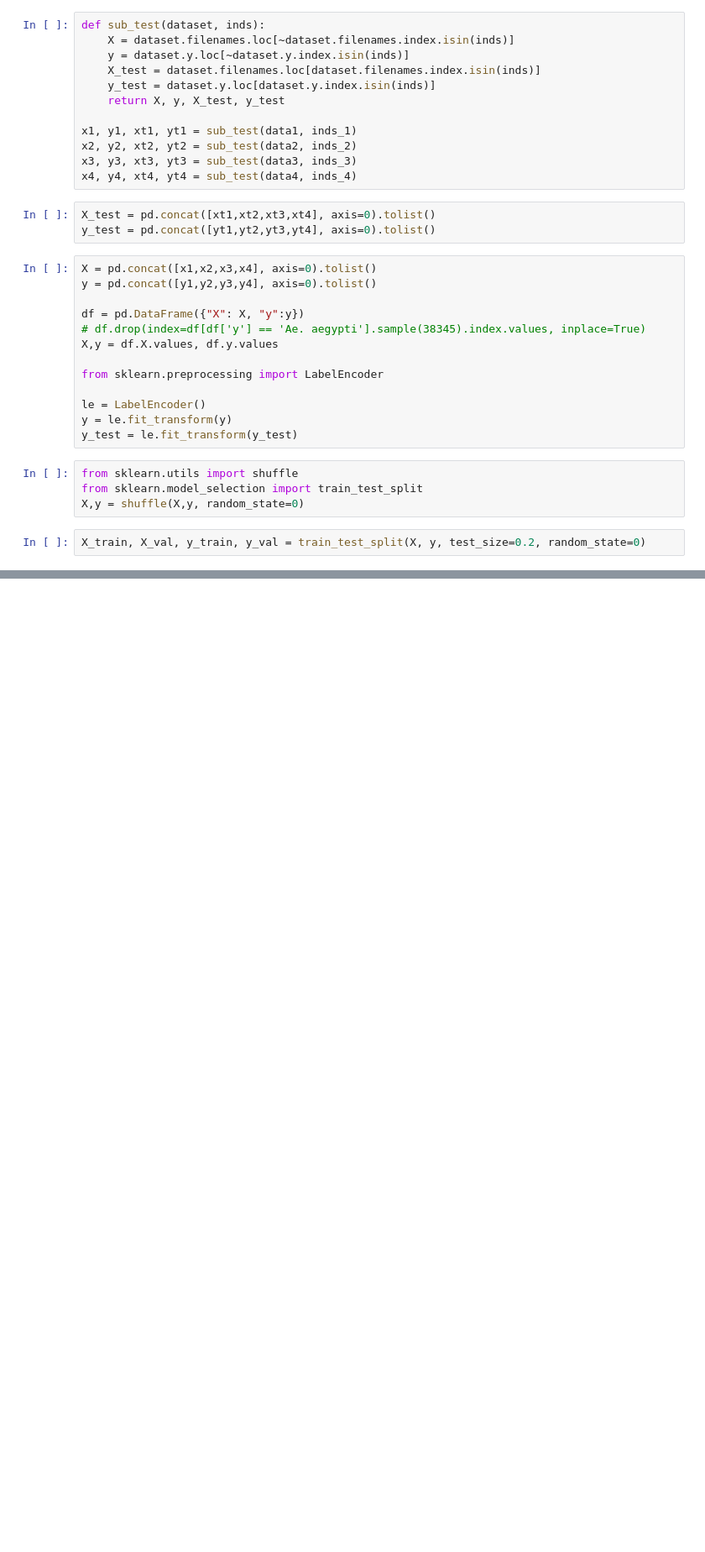
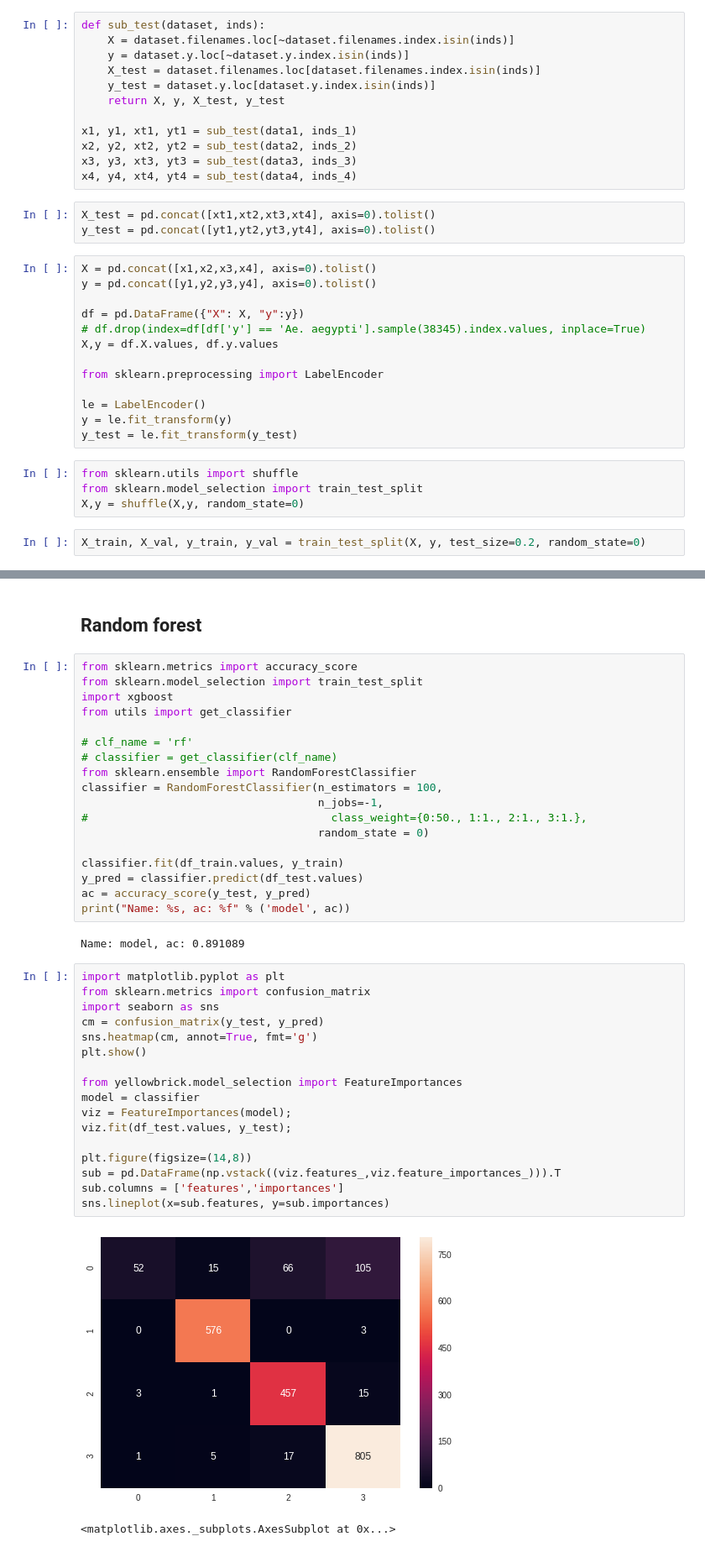
Before and after one commit to kalfasyan/wingbeat_frequencies, a Jupyter notebook: Improved_validation_ML_methods.ipynb, the cells around one changed output, grey strips where cells are left out. Shown at 84% size. Drawn from its saved outputs; the diff is of its cells as text; blank space fills up the shorter version.

```diff
--- a/Improved_validation_ML_methods.ipynb
+++ b/Improved_validation_ML_methods.ipynb
@@ -153,0 +173,42 @@ print(feature_importances.head())
+# %% [markdown]
+## Random forest
+# %%
+from sklearn.metrics import accuracy_score
+from sklearn.model_selection import train_test_split
+import xgboost
+from utils import get_classifier
+
+# clf_name = 'rf'
+# classifier = get_classifier(clf_name)
+from sklearn.ensemble import RandomForestClassifier
+classifier = RandomForestClassifier(n_estimators = 100,
+                                    n_jobs=-1,
+#                                     class_weight={0:50., 1:1., 2:1., 3:1.},
+                                    random_state = 0)
+
+classifier.fit(df_train.values, y_train)
+y_pred = classifier.predict(df_test.values)
+ac = accuracy_score(y_test, y_pred)
+print("Name: %s, ac: %f" % ('model', ac))
+# %% [output]
+Name: model, ac: 0.891089
+# %%
+import matplotlib.pyplot as plt
+from sklearn.metrics import confusion_matrix
+import seaborn as sns
+cm = confusion_matrix(y_test, y_pred)
+sns.heatmap(cm, annot=True, fmt='g')
+plt.show()
+
+from yellowbrick.model_selection import FeatureImportances
+model = classifier
+viz = FeatureImportances(model);
+viz.fit(df_test.values, y_test);
+
+plt.figure(figsize=(14,8))
+sub = pd.DataFrame(np.vstack((viz.features_,viz.feature_importances_))).T
+sub.columns = ['features','importances']
+sns.lineplot(x=sub.features, y=sub.importances)
+# %% [output]
+[figure, added]
+<matplotlib.axes._subplots.AxesSubplot at 0x...>
```
Also changed, not shown: parts of 15 cells of this notebook, 6 other files.
